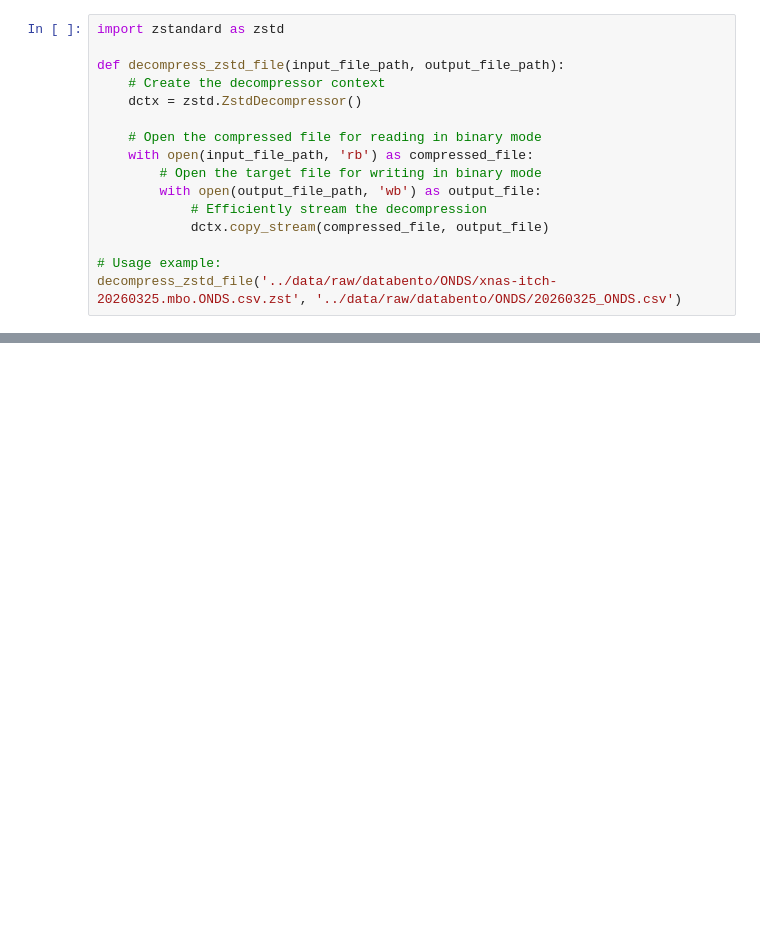
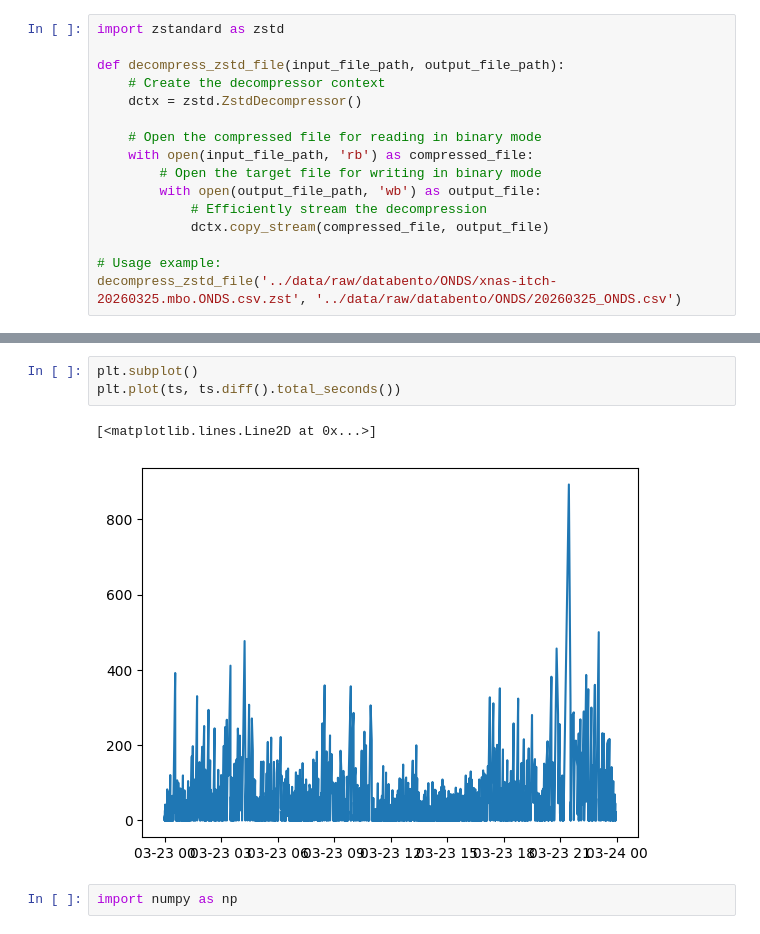
Before and after one commit to chenyu0516/lob_research, a Jupyter notebook: scripts/data_analyze.ipynb, the cells around one changed output, grey strips where cells are left out. Drawn from its saved outputs; the diff is of its cells as text; blank space fills up the shorter version.

```diff
--- a/scripts/data_analyze.ipynb
+++ b/scripts/data_analyze.ipynb
@@ -41,0 +51,8 @@ df[df["order_id"].isin(valid_ids[valid_ids].index)]
+# %%
+plt.subplot()
+plt.plot(ts, ts.diff().total_seconds())
+# %% [output]
+[<matplotlib.lines.Line2D at 0x...>]
+[figure, added]
+# %%
+import numpy as np
```
Also changed, not shown: parts of 15 cells of this notebook, 1 other file.
